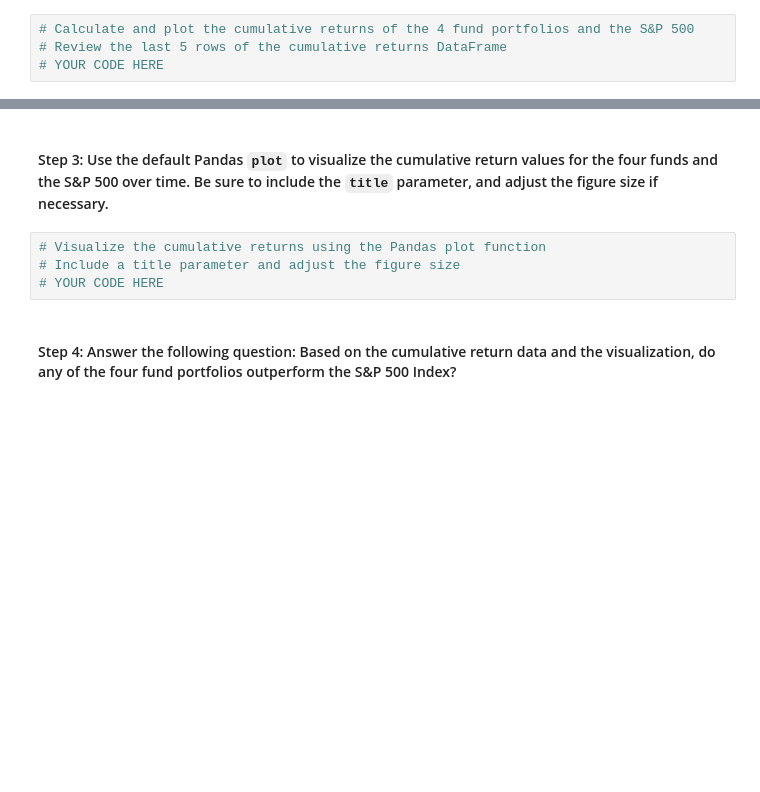
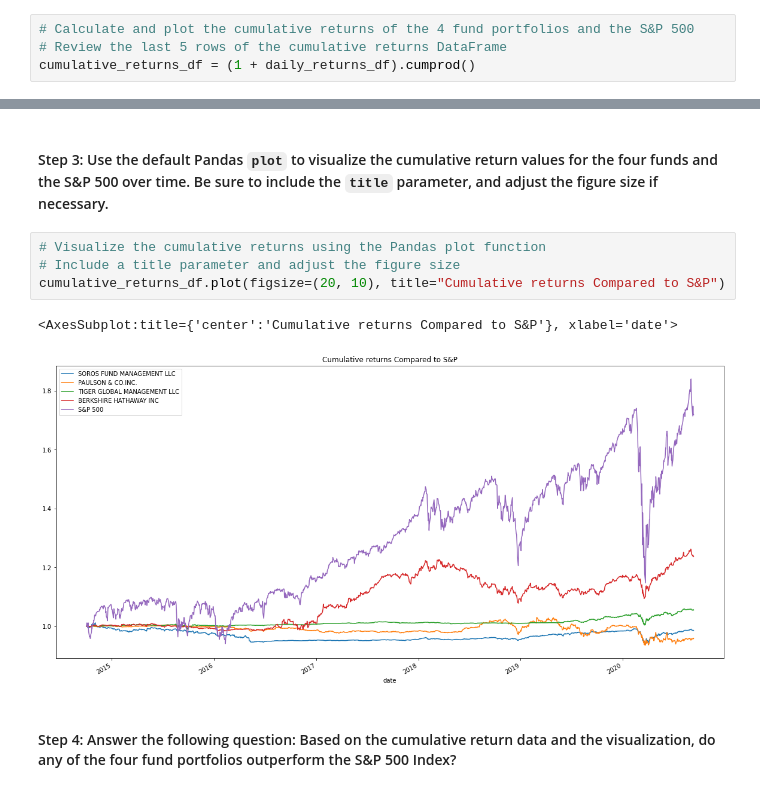
Before and after one commit to DynahB1/Challenge_04, a Jupyter notebook: Starter_Code/risk_return_analysis.ipynb, the cells around one changed output, grey strips where cells are left out. Saved outputs shown, nothing was run; the diff lists cells and outputs as text; blank space fills up the shorter version.

```diff
--- a/Starter_Code/risk_return_analysis.ipynb
+++ b/Starter_Code/risk_return_analysis.ipynb
@@ -138,4 +164,4 @@ Analyze the data to determine if any of the portfolios outperform the broader st
 # %%
 # Calculate and plot the cumulative returns of the 4 fund portfolios and the S&P 500
 # Review the last 5 rows of the cumulative returns DataFrame
-# YOUR CODE HERE
+cumulative_returns_df = (1 + daily_returns_df).cumprod()
@@ -144,7 +180,10 @@ Analyze the data to determine if any of the portfolios outperform the broader st
 # %%
 # Visualize the cumulative returns using the Pandas plot function
 # Include a title parameter and adjust the figure size
-# YOUR CODE HERE
+cumulative_returns_df.plot(figsize=(20, 10), title="Cumulative returns Compared to S&P")
+# %% [output]
+<AxesSubplot:title={'center':'Cumulative returns Compared to S&P'}, xlabel='date'>
+[figure, added]
 # %% [markdown]
 #### Step 4: Answer the following question: Based on the cumulative return data and the visualization, do any of the four fund portfolios outperform the S&P 500 Index?
 # %% [markdown]
```
Also changed, not shown: parts of 43 cells of this notebook.
